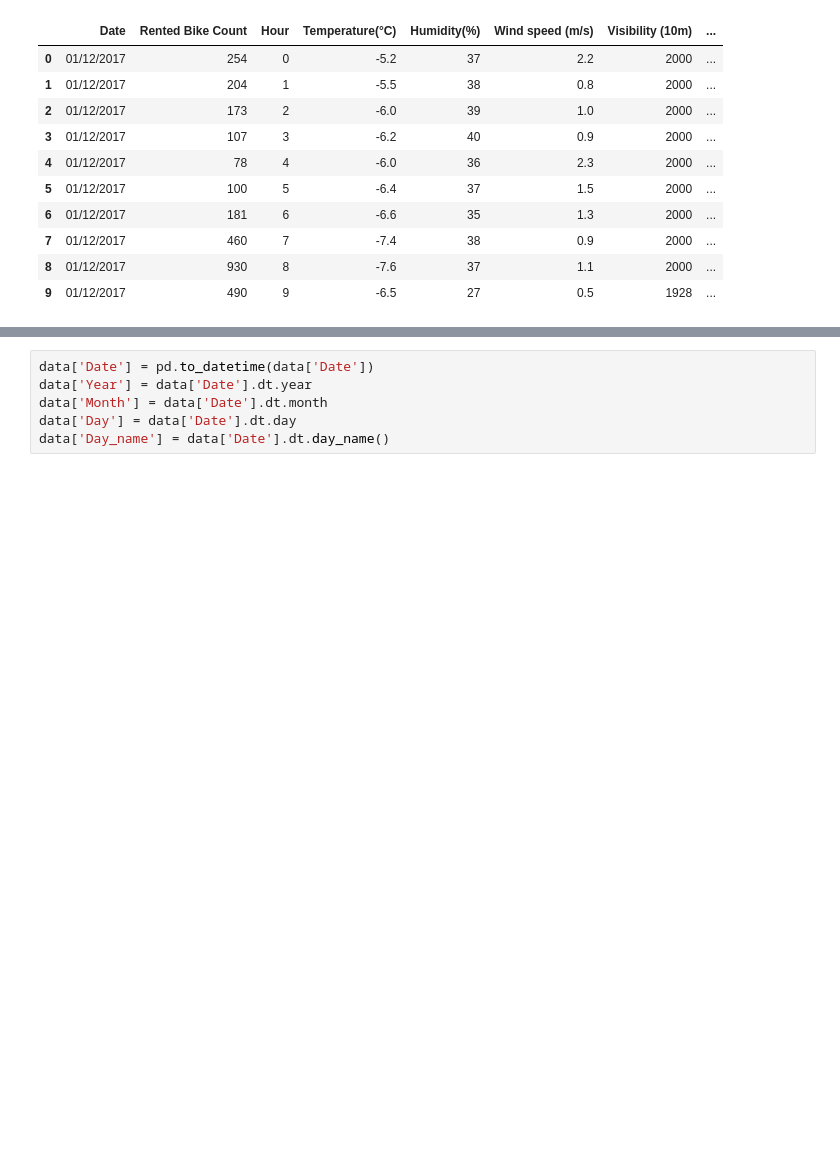
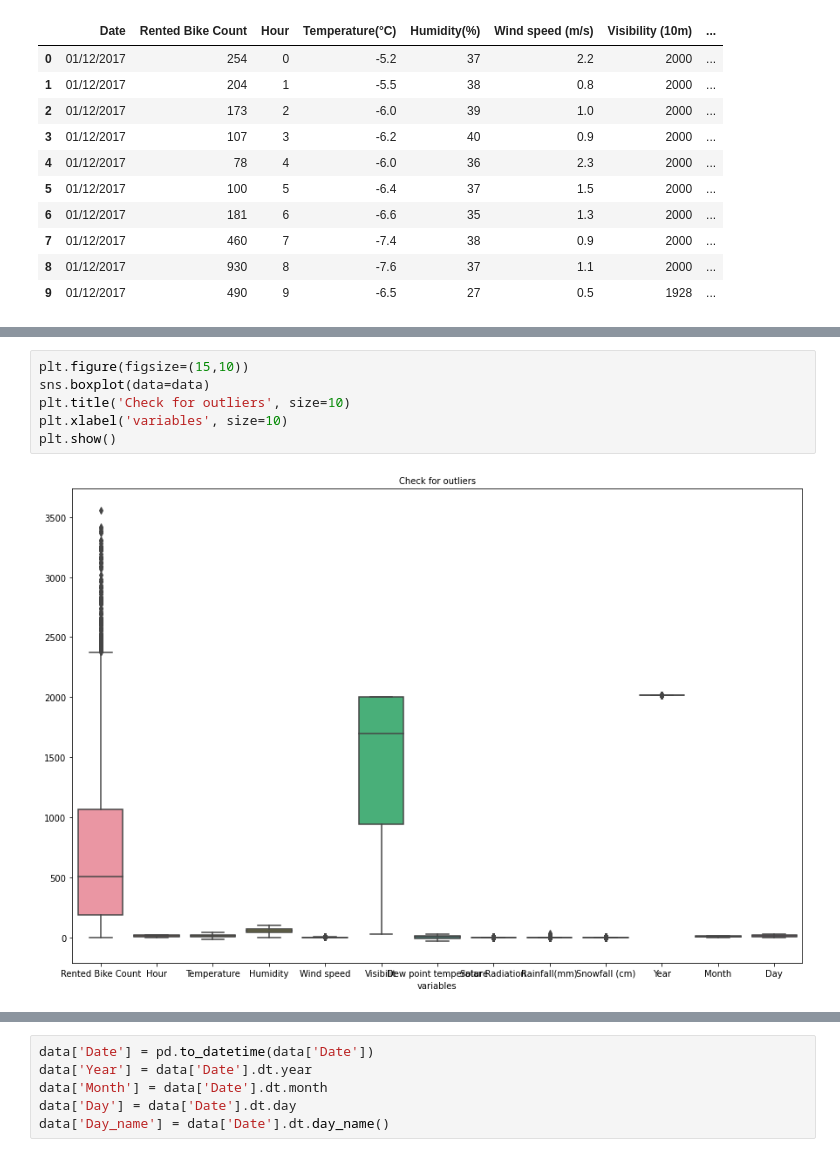
Before and after one commit to bharath967/Seoul-Bike-Sharing-Demand-Prediction, a Jupyter notebook: Bike_Sharing_Demand_Prediction_Capstone_Project.ipynb, the cells around one changed output, grey strips where cells are left out. Drawn from its saved outputs; the diff is of its cells as text; blank space fills up the shorter version.

```diff
--- a/Bike_Sharing_Demand_Prediction_Capstone_Project.ipynb
+++ b/Bike_Sharing_Demand_Prediction_Capstone_Project.ipynb
@@ -138,0 +154,8 @@ plt.show()
+# %%
+plt.figure(figsize=(15,10))
+sns.boxplot(data=data)
+plt.title('Check for outliers', size=10)
+plt.xlabel('variables', size=10)
+plt.show()
+# %% [output]
+[figure, added]
```
Also changed, not shown: parts of 23 cells of this notebook.
